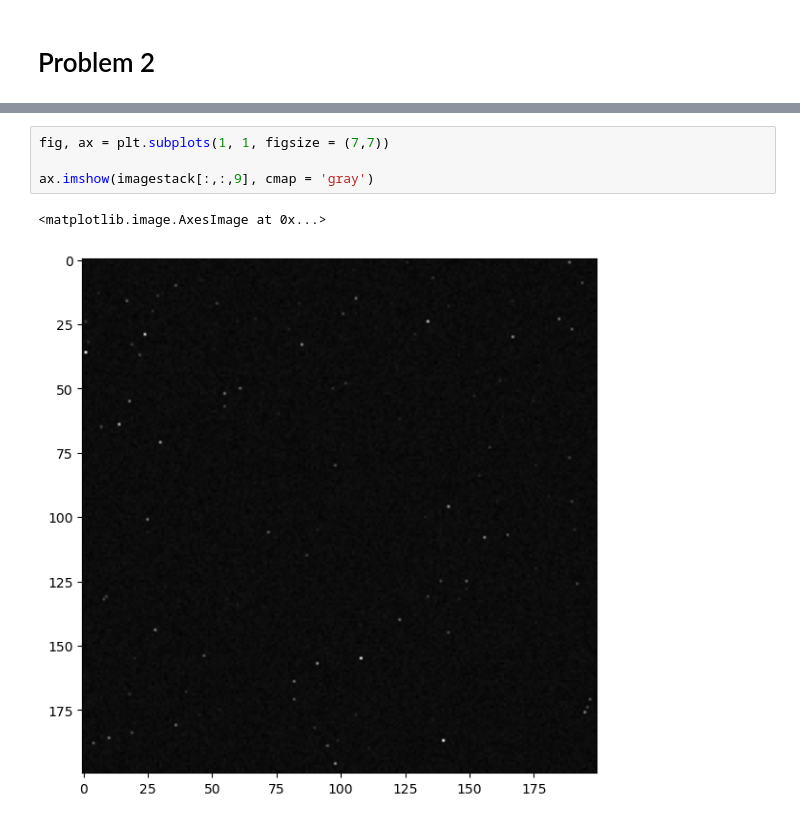
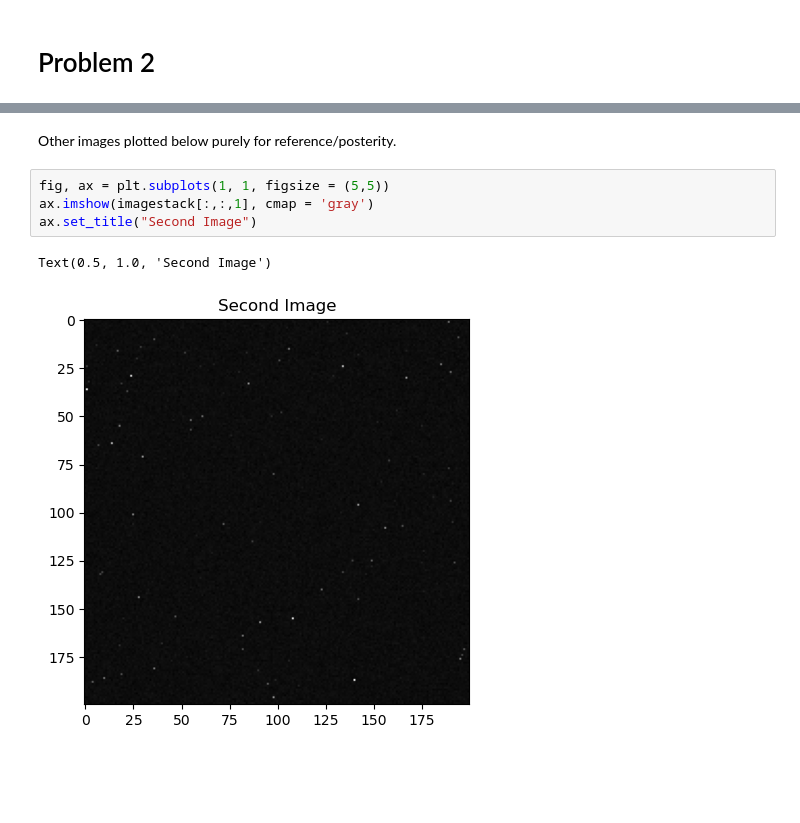
Before and after one commit to jarods00/PHYS434, a Jupyter notebook: Lab 4.ipynb, the cells around one changed output, grey strips where cells are left out. Drawn from its saved outputs; the diff is of its cells as text; blank space fills up the shorter version.

```diff
--- a/Lab 4.ipynb
+++ b/Lab 4.ipynb
@@ -277,7 +237,9 @@ ax.imshow(imagestack[:,:,8], cmap = 'gray')
-# %%
-fig, ax = plt.subplots(1, 1, figsize = (7,7))
-
-ax.imshow(imagestack[:,:,9], cmap = 'gray')
-# %% [output]
-<matplotlib.image.AxesImage at 0x...>
-[figure, removed]
+# %% [markdown]
+Other images plotted below purely for reference/posterity.
+# %%
+fig, ax = plt.subplots(1, 1, figsize = (5,5))
+ax.imshow(imagestack[:,:,1], cmap = 'gray')
+ax.set_title("Second Image")
+# %% [output]
+Text(0.5, 1.0, 'Second Image')
+[figure, added]
```
Also changed, not shown: parts of 19 cells of this notebook.
